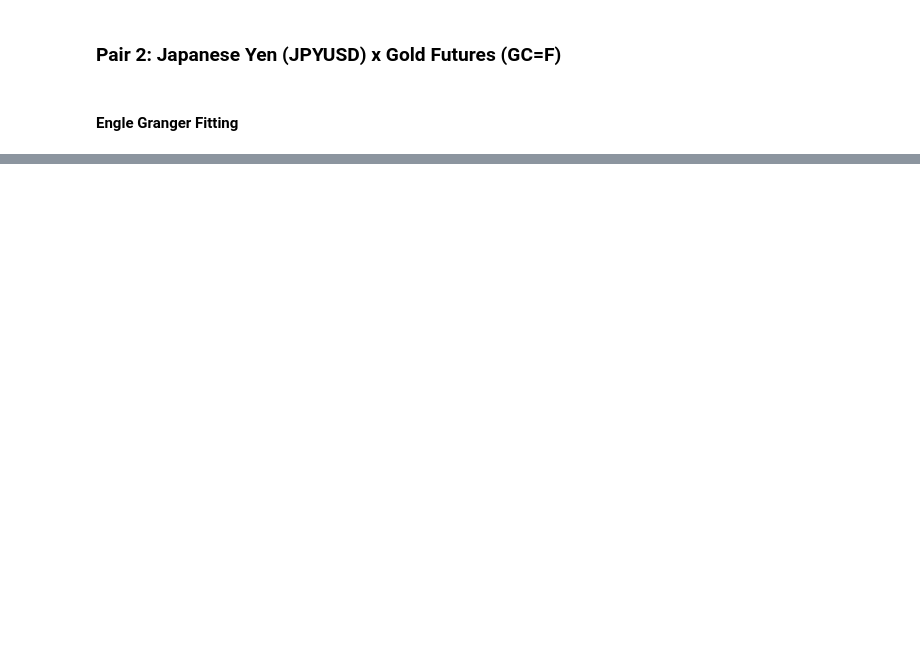
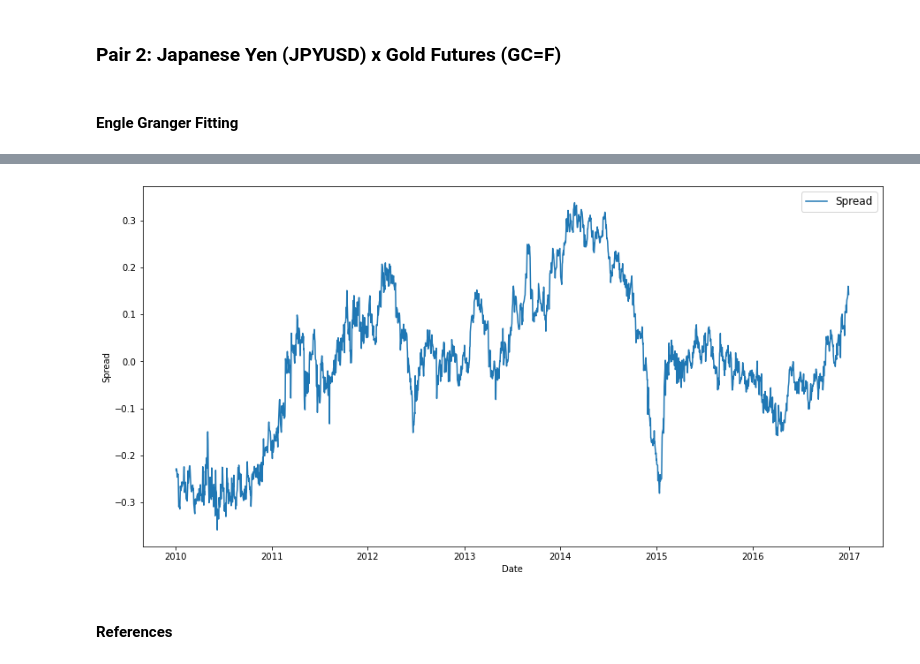
Before and after one commit to alexyspereira/Pairs_Trading, a Jupyter notebook: CQF_PairsTrading.ipynb, the cells around one changed output, grey strips where cells are left out. Saved outputs shown, nothing was run; the diff lists cells and outputs as text; code cells hidden in the pictures; blank space fills up the shorter version.

```diff
--- a/CQF_PairsTrading.ipynb
+++ b/CQF_PairsTrading.ipynb
@@ -729,3 +759,19 @@ eg.ecm_results_table
+# %%
+spread=eg.best_ols.residual.flatten()
+# %%
+
+fig= plt.figure(figsize=(15,7.5))
+plt.plot(train.Date, spread,label='Spread')
+# plt.plot(train.Date, ou_parameters['mue']*np.ones(shape=train.Date.shape),color='red',label=r"$\mu_e$")
+# plt.title(f"Spread = Gold Future - {coint_params[1]:.2f} JPY - {coint_params[0]:.2f}",fontsize=14)
+plt.xlabel("Date")
+plt.ylabel("Spread")
+plt.legend(loc='best',fontsize=12)
+plt.show()
+# %% [output]
+[figure, added]
+# %% [markdown]
+#### References
 # %%
 !jupyter nbconvert --to html --no-prompt --TemplateExporter.exclude_input=True CQF_PairsTrading.ipynb
 # %% [output]
```
Also changed, not shown: parts of 66 cells of this notebook.
